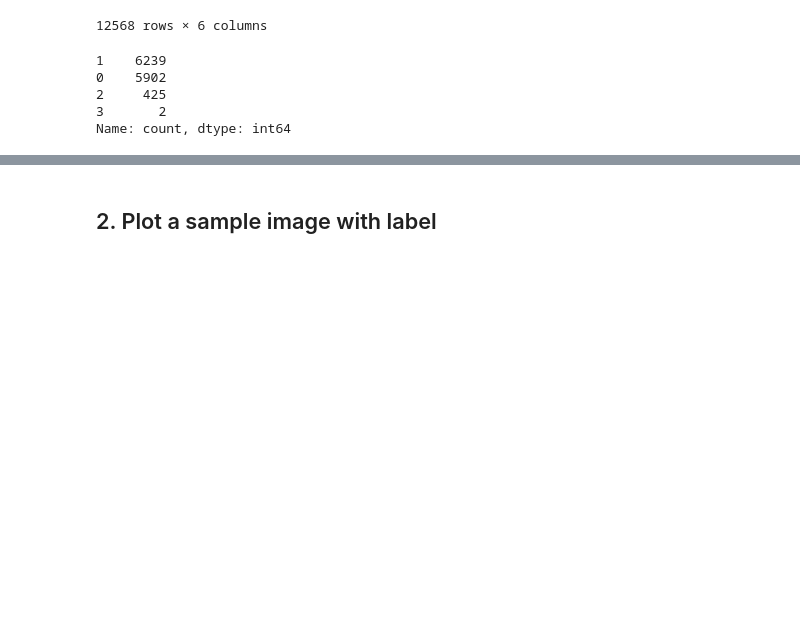
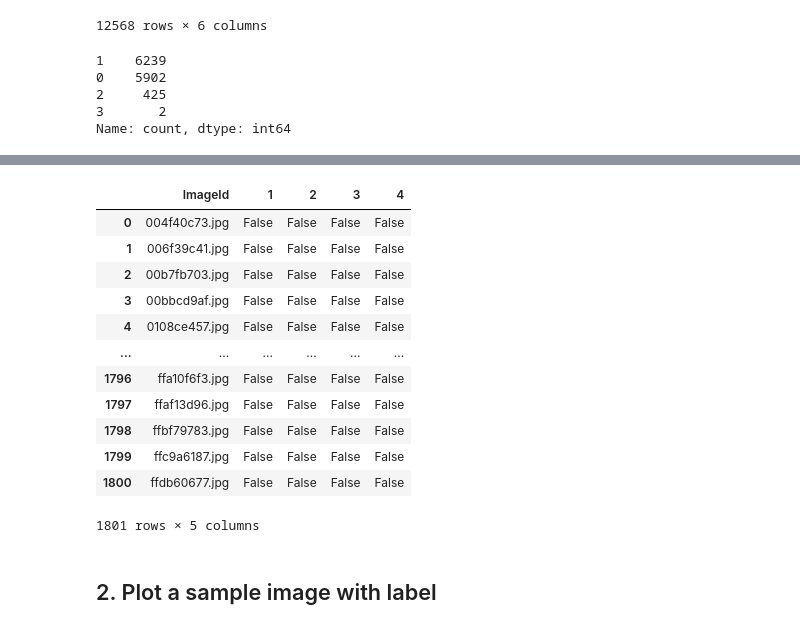
Before and after one commit to raymondlam19/Steel-Defect-Detection-Pytorch, a Jupyter notebook: notebook/1_csv.ipynb, the cells around one changed output, grey strips where cells are left out. Saved outputs shown, nothing was run; the diff lists cells and outputs as text; code cells hidden in the pictures; blank space fills up the shorter version.

```diff
--- a/notebook/1_csv.ipynb
+++ b/notebook/1_csv.ipynb
@@ -119,0 +141,7 @@ train1.iloc[:, :-1].to_csv('..\input/train_pivot.csv', index=False)
+# %%
+df_test['ImageId'] = df_test['ImageId_ClassId'].str[:-2]
+df_test['ClassId'] = df_test['ImageId_ClassId'].str[-1:]
+df_test['defect'] = False
+
+df_test = df_test[['ImageId','ClassId', 'defect']]
+df_test.head()
@@ -120,3 +155,21 @@ train1.iloc[:, :-1].to_csv('..\input/train_pivot.csv', index=False)
+# %%
+df_test = df_test.pivot(index='ImageId', columns='ClassId', values='defect')
+df_test = df_test.reset_index().rename_axis(None, axis=1)
+df_test
+# %% [output]
+|  | ImageId | 1 | 2 | 3 | 4 |
+| 0 | 004f40c73.jpg | False | False | False | False |
+| 1 | 006f39c41.jpg | False | False | False | False |
+| 2 | 00b7fb703.jpg | False | False | False | False |
+| 3 | 00bbcd9af.jpg | False | False | False | False |
+| 4 | 0108ce457.jpg | False | False | False | False |
+| ... | ... | ... | ... | ... | ... |
+| 1796 | ffa10f6f3.jpg | False | False | False | False |
+| 1797 | ffaf13d96.jpg | False | False | False | False |
+| 1798 | ffbf79783.jpg | False | False | False | False |
+| 1799 | ffc9a6187.jpg | False | False | False | False |
+| 1800 | ffdb60677.jpg | False | False | False | False |
+1801 rows × 5 columns
 # %% [markdown]
 ## 2. Plot a sample image with label<a class="anchor" id="2"></a>
 # %%
```
Also changed, not shown: parts of 7 cells of this notebook, 3 other files.
